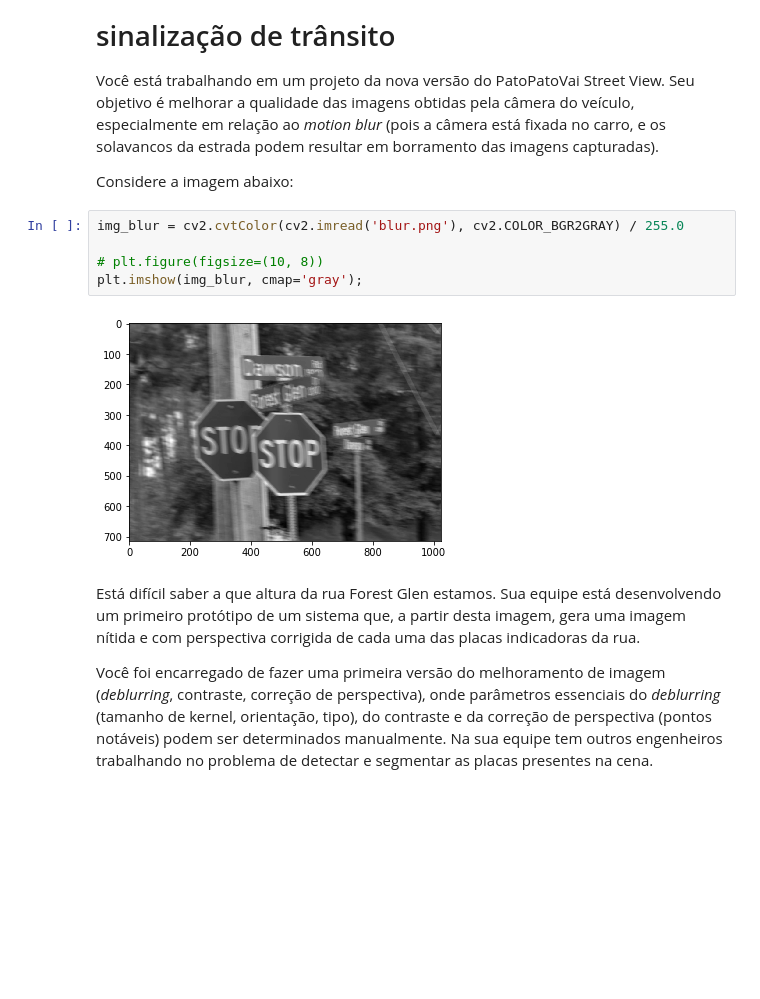
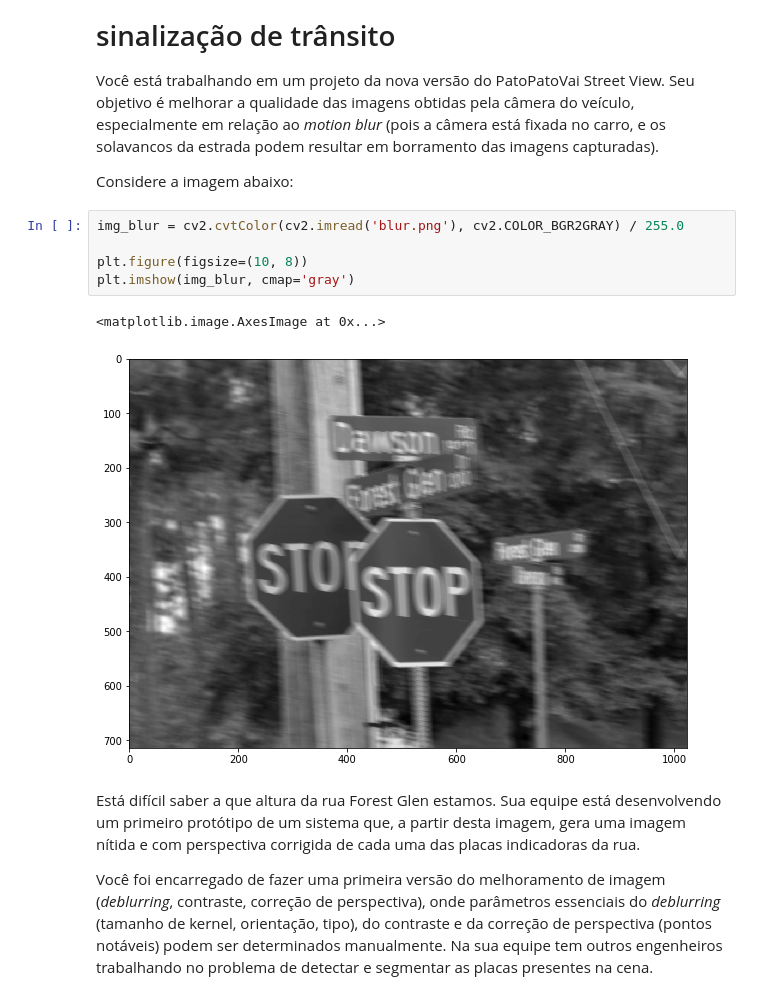
Before and after one commit to BrunaKimura/proj2-visao, a Jupyter notebook: Projeto 1-2.ipynb, the cells around one changed output. Drawn from its saved outputs; the diff is of its cells as text; blank space fills up the shorter version.

```diff
--- a/Projeto 1-2.ipynb
+++ b/Projeto 1-2.ipynb
@@ -16,10 +16,11 @@ Considere a imagem abaixo:
 # %%
 img_blur = cv2.cvtColor(cv2.imread('blur.png'), cv2.COLOR_BGR2GRAY) / 255.0
 
-# plt.figure(figsize=(10, 8))
-plt.imshow(img_blur, cmap='gray');
+plt.figure(figsize=(10, 8))
+plt.imshow(img_blur, cmap='gray')
 # %% [output]
+<matplotlib.image.AxesImage at 0x...>
-[figure, old version]
+[figure, new version]
 # %% [markdown]
 Está difícil saber a que altura da rua Forest Glen estamos. Sua equipe está desenvolvendo um primeiro protótipo de um sistema que, a partir desta imagem, gera uma imagem nítida e com perspectiva corrigida de cada uma das placas indicadoras da rua.
 
```
Also changed, not shown: parts of 11 cells of this notebook.
